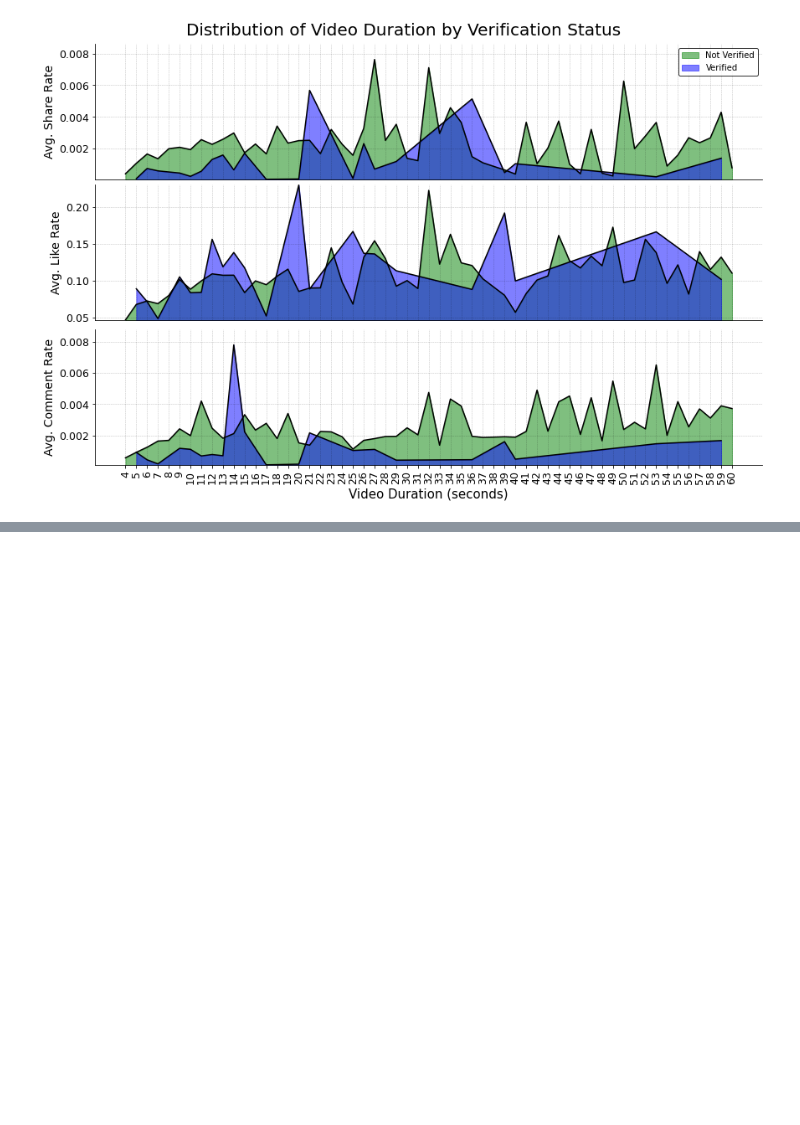
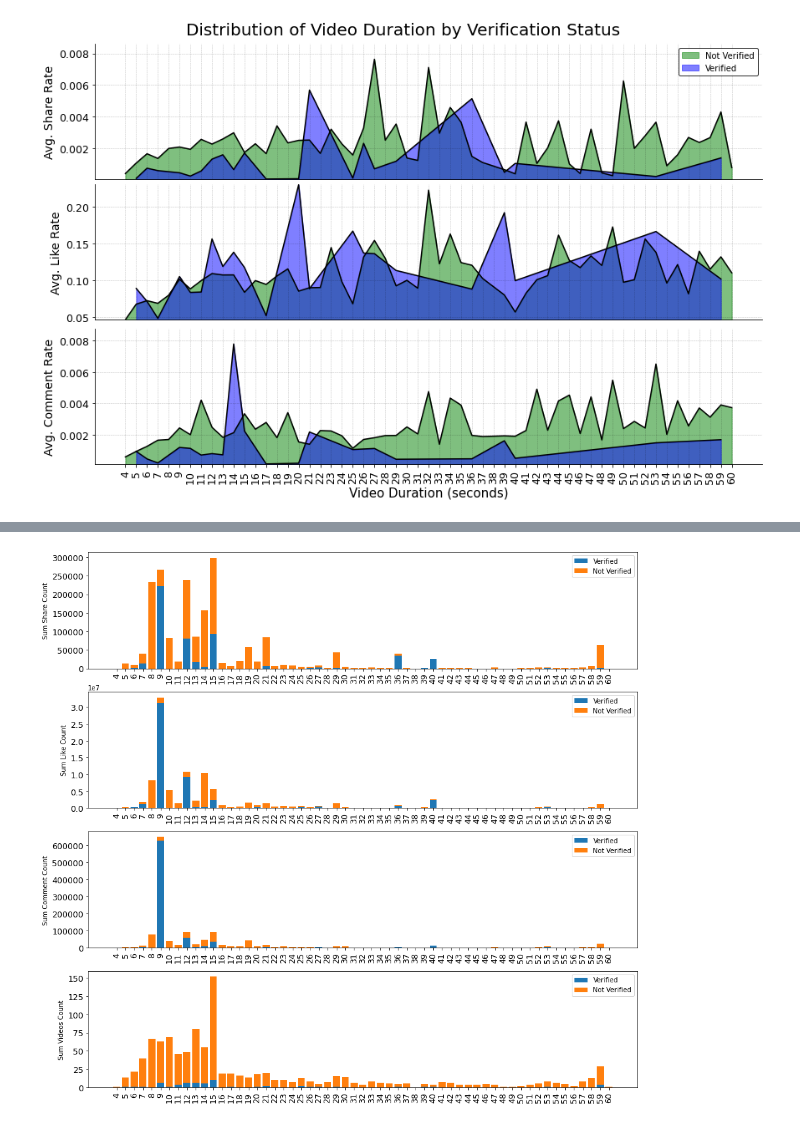
Before and after one commit to ba-group-projects/tiktok-popularity-eda, a Jupyter notebook: mattheus_smm635_mtp_eda.ipynb, the cells around one changed output, grey strips where cells are left out. Saved outputs shown, nothing was run; the diff lists cells and outputs as text; code cells hidden in the pictures; blank space fills up the shorter version.

Commit message:
Major updates

```diff
--- a/mattheus_smm635_mtp_eda.ipynb
+++ b/mattheus_smm635_mtp_eda.ipynb
@@ -488,0 +649,10 @@ def plot_line_2(ax1, response, response_label, edgecolors, area_color1, area_col
+# %%
+left_df = avg_df[avg_df['authorMeta.verified'] == False]
+right_df = avg_df[avg_df['authorMeta.verified'] == True]
+
+merge_df = pd.merge(left_df,right_df,on=['videoMeta.duration'],how='left')
+merge_df['shareCount_y'] = merge_df['shareCount_y'].fillna(0)
+merge_df['likeCount_y'] = merge_df['likeCount_y'].fillna(0)
+merge_df['commentCount_y'] = merge_df['commentCount_y'].fillna(0)
+merge_df['numVideos_y'] = merge_df['numVideos_y'].fillna(0)
+merge_df.head()
@@ -488,0 +666,85 @@ def plot_line_2(ax1, response, response_label, edgecolors, area_color1, area_col
+# %%
+# labels = ['G1', 'G2', 'G3', 'G4', 'G5']
+# men_means = [20, 35, 30, 35, 27]
+# women_means = [25, 32, 34, 20, 25]
+# men_std = [2, 3, 4, 1, 2]
+# women_std = [3, 5, 2, 3, 3]
+# width = 0.35       # the width of the bars: can also be len(x) sequence
+
+x1 = merge_df['videoMeta.duration']
+y1 = merge_df['shareCount_x']
+
+x2 = merge_df['videoMeta.duration']
+y2 = merge_df['shareCount_y']
+
+fig = plt.figure(figsize=(15,15))
+
+ax = fig.add_subplot(411)
+
+ax.bar(x2, y2, label='Verified')
+ax.bar(x1, y1, label='Not Verified', bottom=y2)
+
+ax.set_xticks(np.arange(min(x1), max(x1)+1, 1))
+ax.set_xticklabels(ax.get_xticks(),rotation=90)
+ax.set_ylabel('Sum Share Count')
+# ax.set_title('Scores by group and gender')
+ax.legend()
+ax.tick_params(axis='both', which='major', labelsize=12.5)
+##############################
+x1 = merge_df['videoMeta.duration']
+y1 = merge_df['likeCount_x']
+
+x2 = merge_df['videoMeta.duration']
+y2 = merge_df['likeCount_y']
+
+ax = fig.add_subplot(412)
+
+ax.bar(x2, y2, label='Verified')
+ax.bar(x1, y1, label='Not Verified', bottom=y2)
+
+ax.set_xticks(np.arange(min(x1), max(x1)+1, 1))
+ax.set_xticklabels(ax.get_xticks(),rotation=90)
+ax.set_ylabel('Sum Like Count')
+# ax.set_title('Scores by group and gender')
+ax.legend()
+ax.tick_params(axis='both', which='major', labelsize=12.5)
+##############################
+x1 = merge_df['videoMeta.duration']
+y1 = merge_df['commentCount_x']
+
+x2 = merge_df['videoMeta.duration']
+y2 = merge_df['commentCount_y']
+
+ax = fig.add_subplot(413)
+
+ax.bar(x2, y2, label='Verified')
+ax.bar(x1, y1, label='Not Verified', bottom=y2)
+
+ax.set_xticks(np.arange(min(x1), max(x1)+1, 1))
+ax.set_xticklabels(ax.get_xticks(),rotation=90)
+ax.set_ylabel('Sum Comment Count')
+# ax.set_title('Scores by group and gender')
+ax.legend()
+ax.tick_params(axis='both', which='major', labelsize=12.5)
+
+##############################
+x1 = merge_df['videoMeta.duration']
+y1 = merge_df['numVideos_x']
+
+x2 = merge_df['videoMeta.duration']
+y2 = merge_df['numVideos_y']
+
+ax = fig.add_subplot(414)
+ax.bar(x2, y2, label='Verified')
+ax.bar(x1, y1, label='Not Verified', bottom=y2)
+
+ax.set_xticks(np.arange(min(x1), max(x1)+1, 1))
+ax.set_xticklabels(ax.get_xticks(),rotation=90)
+ax.set_ylabel('Sum Videos Count')
+# ax.set_title('Scores by group and gender')
+ax.legend()
+ax.tick_params(axis='both', which='major', labelsize=12.5)
+
+plt.show()
+# %% [output]
+[figure, added]
```
Also changed, not shown: parts of 9 cells of this notebook, 1 other file.
